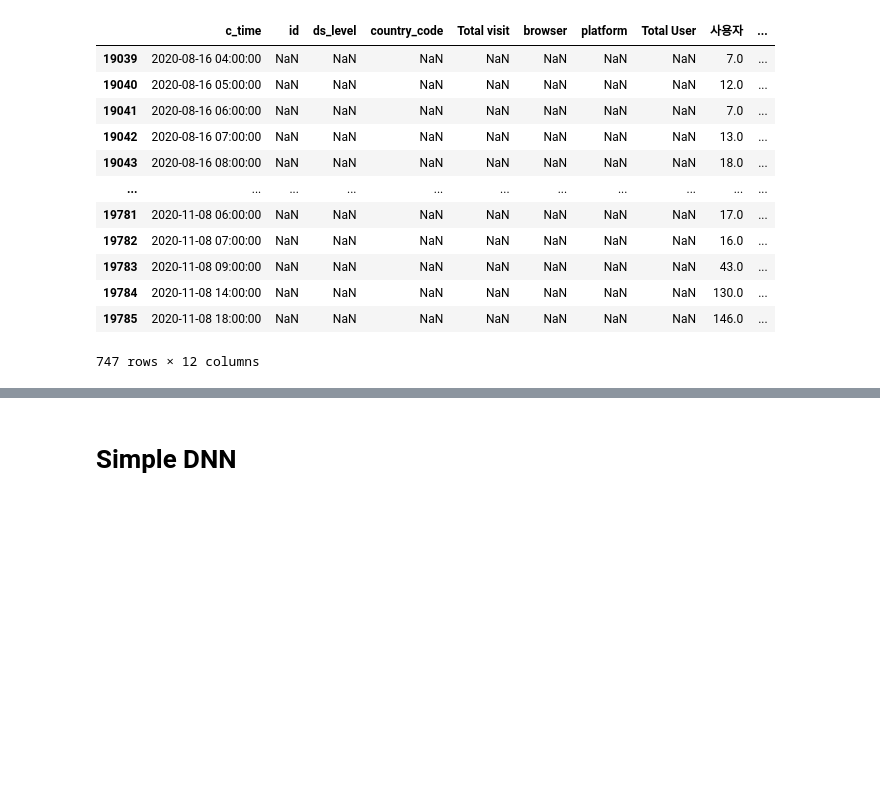
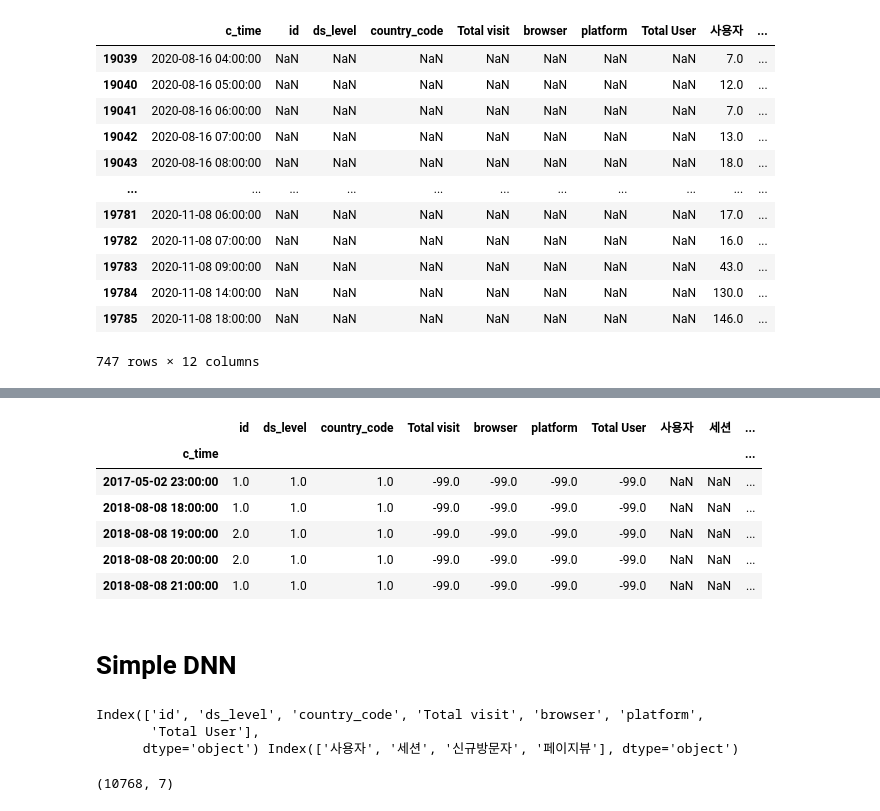
Before and after one commit to hundredeuk2/python, a Jupyter notebook: Dacon/2020DATACONCUP/5th_Try.ipynb, the cells around one changed output, grey strips where cells are left out. Saved outputs shown, nothing was run; the diff lists cells and outputs as text; code cells hidden in the pictures; blank space fills up the shorter version.

```diff
--- a/Dacon/2020DATACONCUP/5th_Try.ipynb
+++ b/Dacon/2020DATACONCUP/5th_Try.ipynb
@@ -555,3 +555,15 @@ memory usage: 2.6 MB
+# %%
+train = train.set_index("c_time")
+# %%
+train.head()
+# %% [output]
+|  | id | ds_level | country_code | Total visit | browser | platform | Total User | 사용자 | 세션 | ... |
+| c_time |  |  |  |  |  |  |  |  |  | ... |
+| 2017-05-02 23:00:00 | 1.0 | 1.0 | 1.0 | -99.0 | -99.0 | -99.0 | -99.0 | NaN | NaN | ... |
+| 2018-08-08 18:00:00 | 1.0 | 1.0 | 1.0 | -99.0 | -99.0 | -99.0 | -99.0 | NaN | NaN | ... |
+| 2018-08-08 19:00:00 | 2.0 | 1.0 | 1.0 | -99.0 | -99.0 | -99.0 | -99.0 | NaN | NaN | ... |
+| 2018-08-08 20:00:00 | 2.0 | 1.0 | 1.0 | -99.0 | -99.0 | -99.0 | -99.0 | NaN | NaN | ... |
+| 2018-08-08 21:00:00 | 1.0 | 1.0 | 1.0 | -99.0 | -99.0 | -99.0 | -99.0 | NaN | NaN | ... |
 # %% [markdown]
 # Simple DNN
 # %%
@@ -565,0 +578,8 @@ y = train.loc[:,'사용자':'페이지뷰']
+# %%
+x_col = train.columns[1:8]
+y_col = train.columns[8:]
+print(x_col, y_col)
+# %% [output]
+Index(['id', 'ds_level', 'country_code', 'Total visit', 'browser', 'platform',
+       'Total User'],
+      dtype='object') Index(['사용자', '세션', '신규방문자', '페이지뷰'], dtype='object')
@@ -566,3 +589,7 @@ y = train.loc[:,'사용자':'페이지뷰']
+# %%
+x_train.shape
+# %% [output]
+(10768, 7)
 # %%
 def build_model():
     model = models.Sequential()
```
Also changed, not shown: parts of 18 cells of this notebook.
